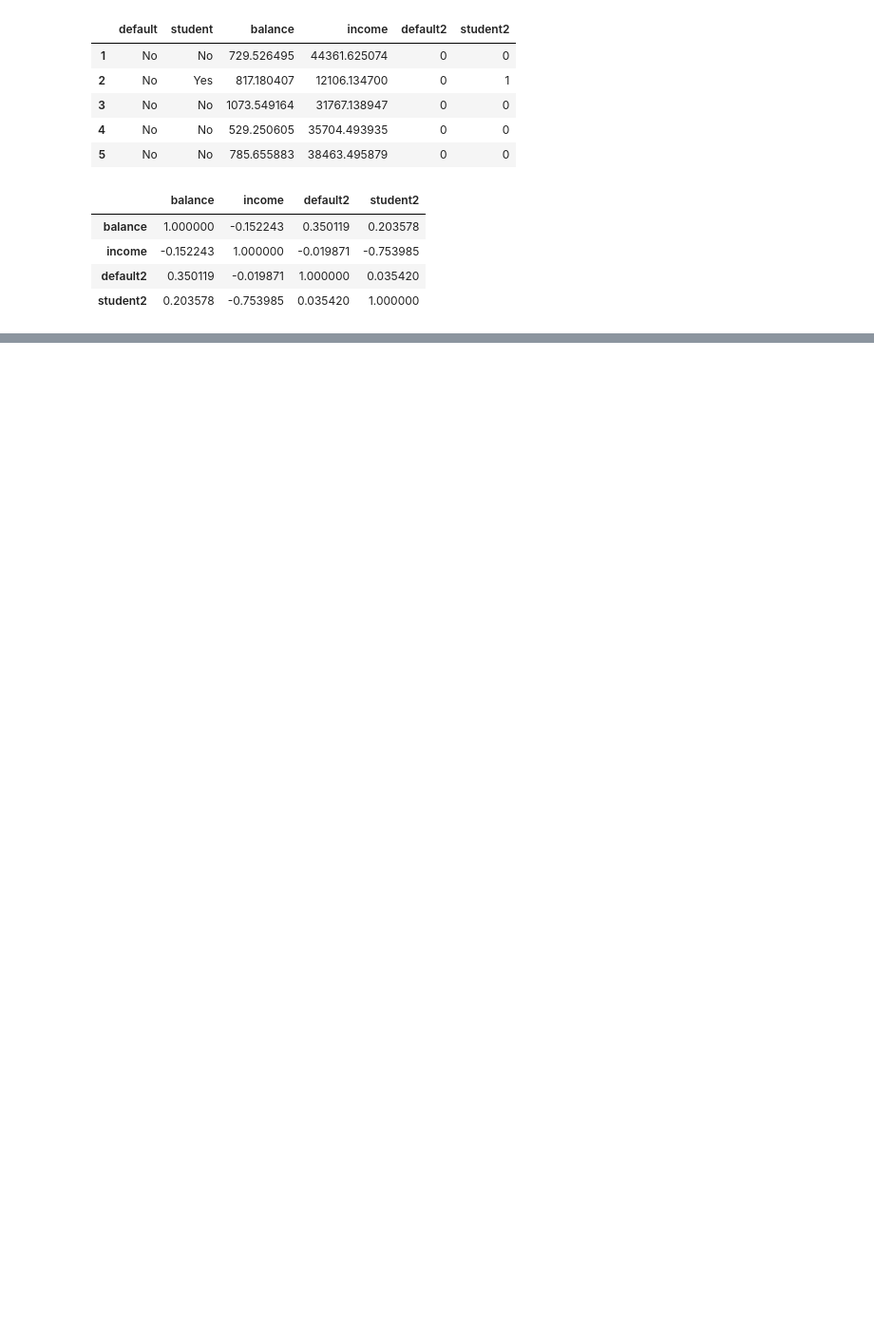
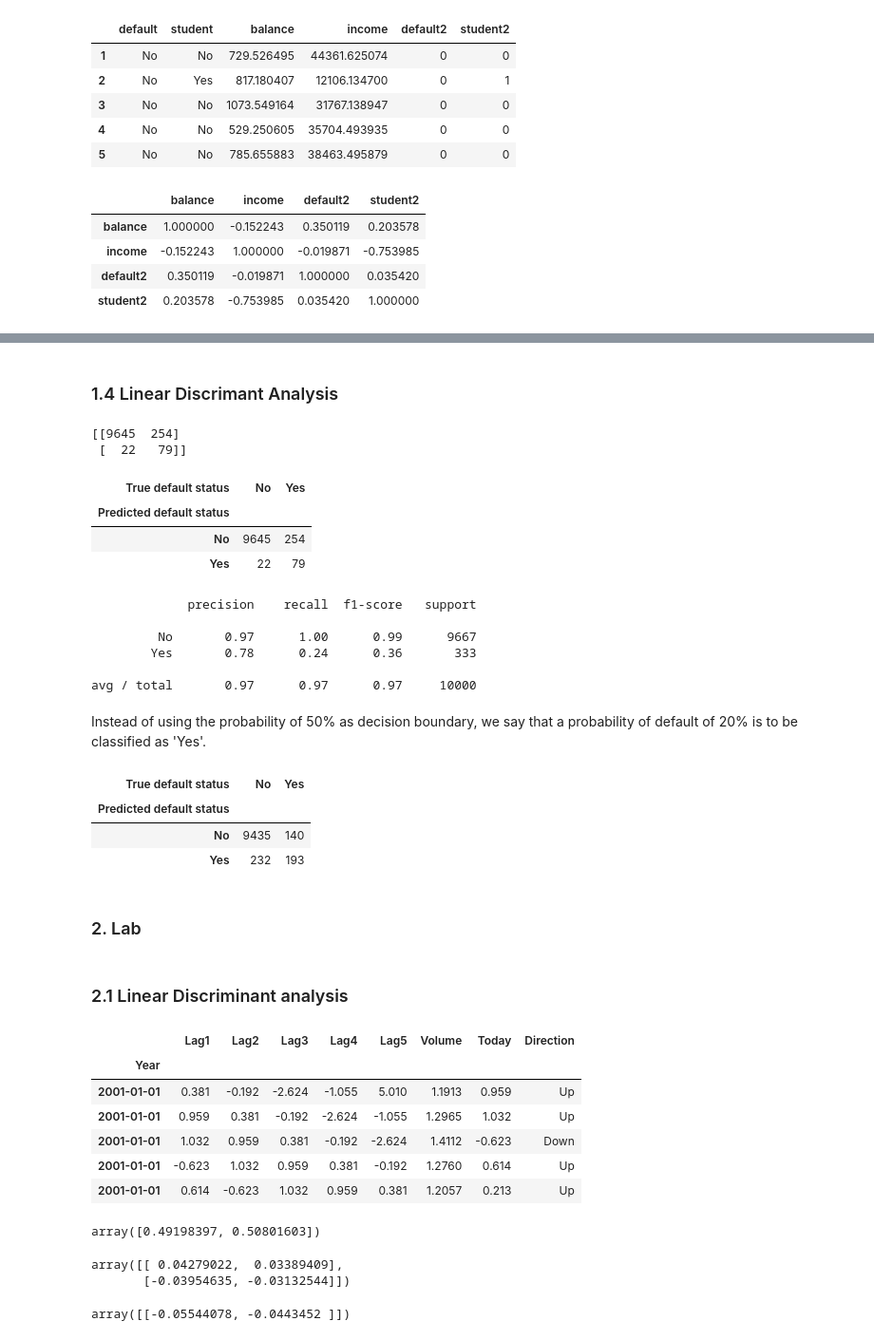
Before and after one commit to evolsidog/Statistical-Learning-Stanford, a Jupyter notebook: classification/Python-exercises/classification.ipynb, the cells around one changed output, grey strips where cells are left out. Shown at 95% size. Drawn from its saved outputs; the diff is of its cells as text; code cells hidden in the pictures; blank space fills up the shorter version.

```diff
--- a/classification/Python-exercises/classification.ipynb
+++ b/classification/Python-exercises/classification.ipynb
@@ -89,0 +184,53 @@ The `xmin` argument was deprecated in Matplotlib 3.0 and will be removed in 3.2.
+# %% [markdown]
+### 1.4 Linear Discrimant Analysis
+# %%
+X = defaults[['balance', 'income', 'student2']].values
+y = defaults.default2.values
+
+lda = LinearDiscriminantAnalysis(solver='svd')
+y_pred = lda.fit(X,y).predict(X)
+
+print(confusion_matrix(y, y_pred).T)
+# %% [output]
+[[9645  254]
+ [  22   79]]
+# %%
+df_ = pd.DataFrame({'True default status': y,
+                    'Predicted default status': y_pred})
+df_.replace(to_replace={0:'No', 1:'Yes'}, inplace=True)
+
+df_.groupby(['Predicted default status','True default status']).size().unstack('True default status')
+# %% [output]
+| True default status | No | Yes |
+| Predicted default status |  |  |
+| No | 9645 | 254 |
+| Yes | 22 | 79 |
+# %%
+print(classification_report(y, y_pred, target_names=['No', 'Yes']))
+# %% [output]
+             precision    recall  f1-score   support
+
+         No       0.97      1.00      0.99      9667
+        Yes       0.78      0.24      0.36       333
+
+avg / total       0.97      0.97      0.97     10000
+# %% [markdown]
+Instead of using the probability of 50% as decision boundary, we say that a probability of default of 20% is to be classified as 'Yes'.
+# %%
+decision_prob  = 0.2
+y_prob = lda.fit(X, y).predict_proba(X)
+
+df_ = pd.DataFrame({'True default status': y,
+                    'Predicted default status': y_prob[:,1] > decision_prob})
+df_.replace(to_replace={0:'No', 1:'Yes', 'True':'Yes', 'False':'No'}, inplace=True)
+
+df_.groupby(['Predicted default status','True default status']).size().unstack('True default status')
+# %% [output]
+| True default status | No | Yes |
+| Predicted default status |  |  |
+| No | 9435 | 140 |
+| Yes | 232 | 193 |
+# %% [markdown]
+### 2. Lab
+# %% [markdown]
+### 2.1 Linear Discriminant analysis
@@ -89,0 +239,10 @@ The `xmin` argument was deprecated in Matplotlib 3.0 and will be removed in 3.2.
+# %%
+df.head()
+# %% [output]
+|  | Lag1 | Lag2 | Lag3 | Lag4 | Lag5 | Volume | Today | Direction |
+| Year |  |  |  |  |  |  |  |  |
+| 2001-01-01 | 0.381 | -0.192 | -2.624 | -1.055 | 5.010 | 1.1913 | 0.959 | Up |
+| 2001-01-01 | 0.959 | 0.381 | -0.192 | -2.624 | -1.055 | 1.2965 | 1.032 | Up |
+| 2001-01-01 | 1.032 | 0.959 | 0.381 | -0.192 | -2.624 | 1.4112 | -0.623 | Down |
+| 2001-01-01 | -0.623 | 1.032 | 0.959 | 0.381 | -0.192 | 1.2760 | 0.614 | Up |
+| 2001-01-01 | 0.614 | -0.623 | 1.032 | 0.959 | 0.381 | 1.2057 | 0.213 | Up |
@@ -89,0 +258,14 @@ The `xmin` argument was deprecated in Matplotlib 3.0 and will be removed in 3.2.
+# %%
+lda.priors_
+# %% [output]
+array([0.49198397, 0.50801603])
+# %%
+lda.means_
+# %% [output]
+array([[ 0.04279022,  0.03389409],
+       [-0.03954635, -0.03132544]])
+# %%
+# These do not seem to correspond to the values from the R output in the book?
+lda.coef_
+# %% [output]
+array([[-0.05544078, -0.0443452 ]])
```
Also changed, not shown: parts of 36 cells of this notebook.
